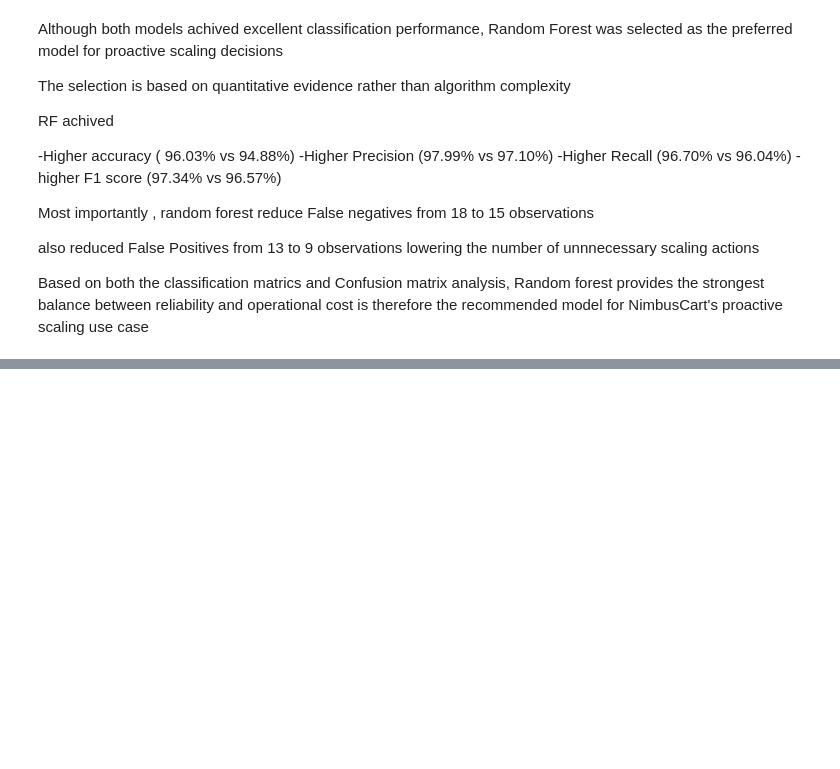
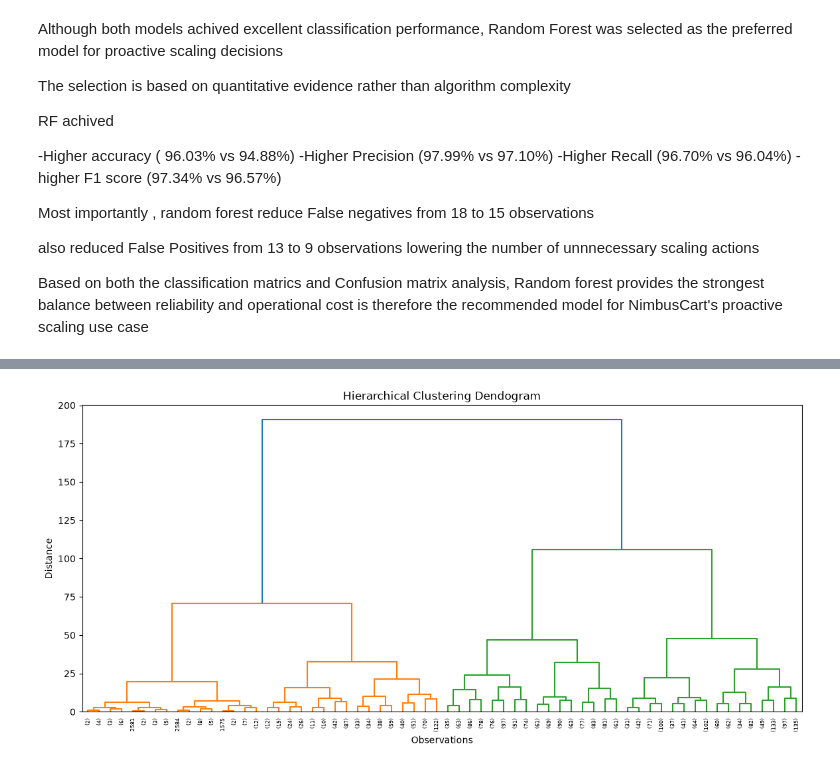
Before and after one commit to NiharikaKrishna-DS/ecommerce-infrastructure-scaling, a Jupyter notebook: ecommerce_infrastructure_scaling_analysis.ipynb, the cells around one changed output, grey strips where cells are left out. Saved outputs shown, nothing was run; the diff lists cells and outputs as text; code cells hidden in the pictures; blank space fills up the shorter version.

```diff
--- a/ecommerce_infrastructure_scaling_analysis.ipynb
+++ b/ecommerce_infrastructure_scaling_analysis.ipynb
@@ -1018,0 +1170,30 @@ Based on both the classification matrics and Confusion matrix analysis, Random f
+# %%
+from scipy.cluster.hierarchy import (
+    linkage,dendrogram
+)
+
+linked = linkage(
+    x_cluster,
+    method = 'ward'
+)
+# %%
+plt.figure(figsize=(14,6))
+
+dendrogram(
+    linked,
+    truncate_mode='level',
+    p = 5
+)
+
+plt.title(
+    "Hierarchical Clustering Dendogram"
+)
+
+plt.xlabel("Observations")
+plt.ylabel("Distance")
+
+plt.savefig(r"D:\Projects\ecommerce-infrastructure-scaling\outputs\tasks6\dendrogram.png",bbox_inches='tight')
+
+plt.show()
+# %% [output]
+[figure, added]
```
Also changed, not shown: parts of 45 cells of this notebook, 7 other files.
